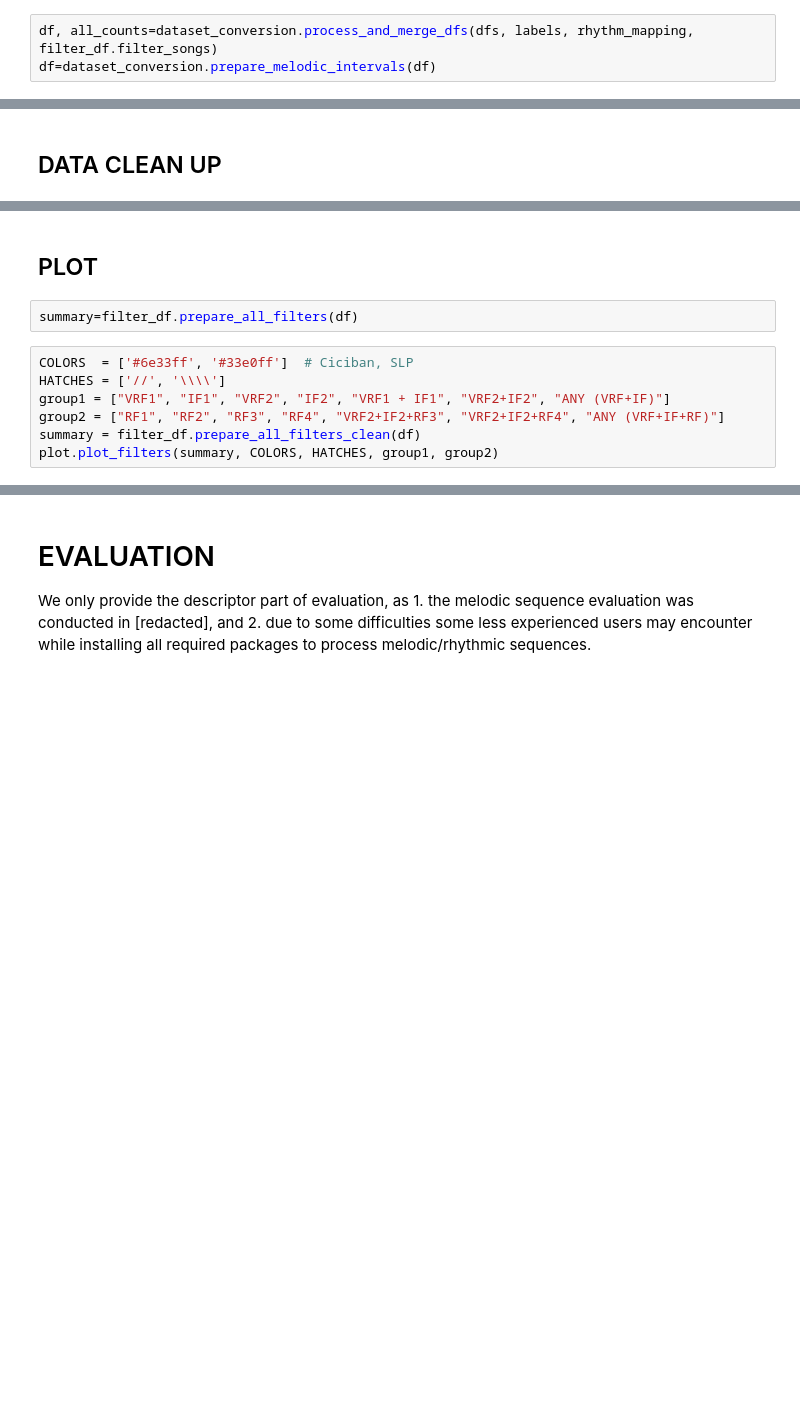
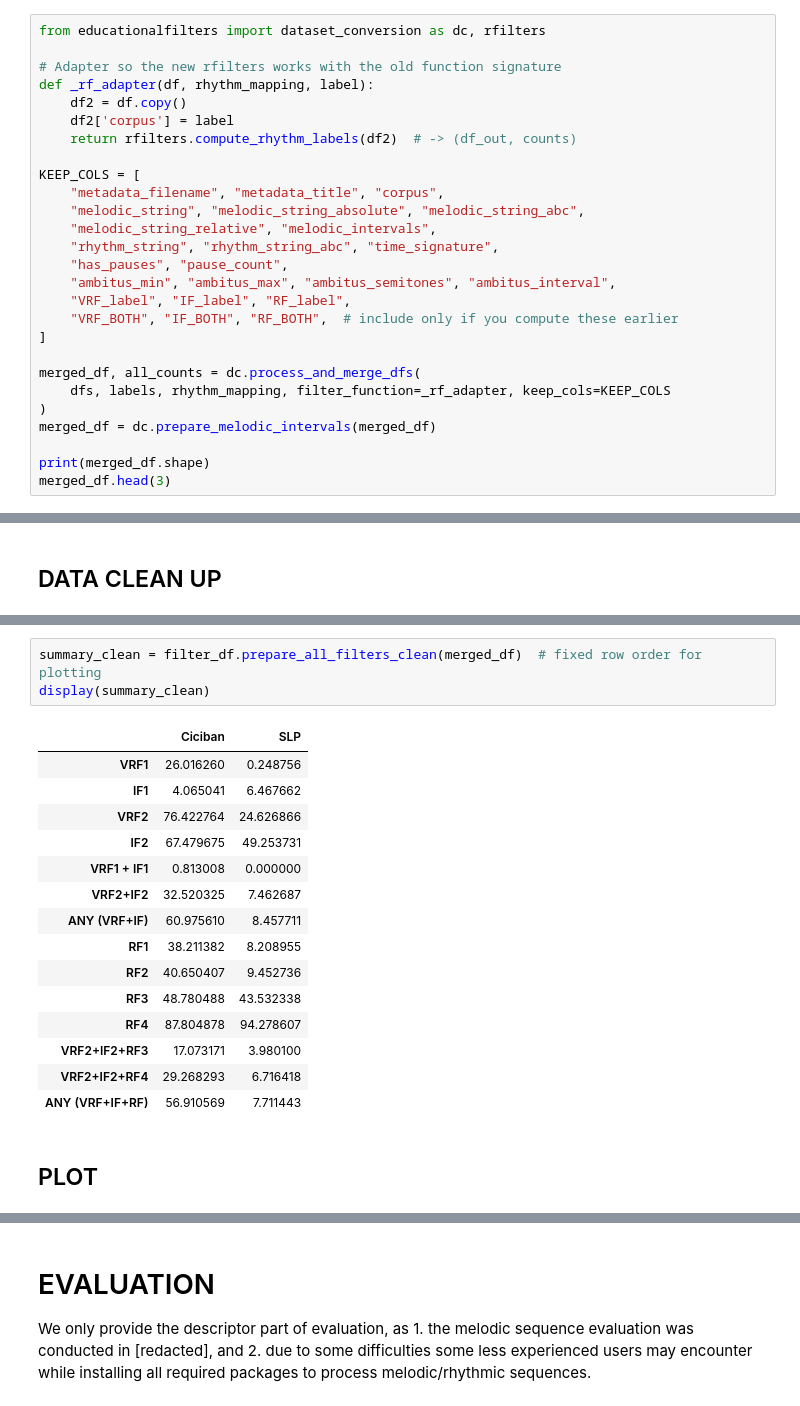
Before and after one commit to vnborsan/MUSCO, a Jupyter notebook: notebooks/musco_edu.ipynb, the cells around one changed output, grey strips where cells are left out. Cells and saved outputs as stored; diff of their text form; blank space fills up the shorter version.

```diff
--- a/notebooks/musco_edu.ipynb
+++ b/notebooks/musco_edu.ipynb
@@ -192,6 +192,30 @@ slp_df_f
 dfs=[slp_df_f, ciciban_df]
 labels=['SLP', 'Ciciban']
 # %%
-df, all_counts=dataset_conversion.process_and_merge_dfs(dfs, labels, rhythm_mapping, filter_df.filter_songs)
-df=dataset_conversion.prepare_melodic_intervals(df)
+from educationalfilters import dataset_conversion as dc, rfilters
+
+# Adapter so the new rfilters works with the old function signature
+def _rf_adapter(df, rhythm_mapping, label):
+    df2 = df.copy()
+    df2['corpus'] = label
+    return rfilters.compute_rhythm_labels(df2)  # -> (df_out, counts)
+
+KEEP_COLS = [
+    "metadata_filename", "metadata_title", "corpus",
+    "melodic_string", "melodic_string_absolute", "melodic_string_abc",
+    "melodic_string_relative", "melodic_intervals",
+    "rhythm_string", "rhythm_string_abc", "time_signature",
+    "has_pauses", "pause_count",
+    "ambitus_min", "ambitus_max", "ambitus_semitones", "ambitus_interval",
+    "VRF_label", "IF_label", "RF_label",
+    "VRF_BOTH", "IF_BOTH", "RF_BOTH",  # include only if you compute these earlier
+]
+
+merged_df, all_counts = dc.process_and_merge_dfs(
+    dfs, labels, rhythm_mapping, filter_function=_rf_adapter, keep_cols=KEEP_COLS
+)
+merged_df = dc.prepare_melodic_intervals(merged_df)
+
+print(merged_df.shape)
+merged_df.head(3)
 # %% [output]
@@ -209,11 +243,21 @@ df = finalise_filters(df)
+# %%
+summary_clean = filter_df.prepare_all_filters_clean(merged_df)  # fixed row order for plotting
+display(summary_clean)
+# %% [output]
+|  | Ciciban | SLP |
+| VRF1 | 26.016260 | 0.248756 |
+| IF1 | 4.065041 | 6.467662 |
+| VRF2 | 76.422764 | 24.626866 |
+| IF2 | 67.479675 | 49.253731 |
+| VRF1 + IF1 | 0.813008 | 0.000000 |
+| VRF2+IF2 | 32.520325 | 7.462687 |
+| ANY (VRF+IF) | 60.975610 | 8.457711 |
+| RF1 | 38.211382 | 8.208955 |
+| RF2 | 40.650407 | 9.452736 |
+| RF3 | 48.780488 | 43.532338 |
+| RF4 | 87.804878 | 94.278607 |
+| VRF2+IF2+RF3 | 17.073171 | 3.980100 |
+| VRF2+IF2+RF4 | 29.268293 | 6.716418 |
+| ANY (VRF+IF+RF) | 56.910569 | 7.711443 |
 # %% [markdown]
 ## PLOT
-# %%
-summary=filter_df.prepare_all_filters(df)
-# %%
-COLORS  = ['#6e33ff', '#33e0ff']  # Ciciban, SLP
-HATCHES = ['//', '\\\\']
-group1 = ["VRF1", "IF1", "VRF2", "IF2", "VRF1 + IF1", "VRF2+IF2", "ANY (VRF+IF)"]
-group2 = ["RF1", "RF2", "RF3", "RF4", "VRF2+IF2+RF3", "VRF2+IF2+RF4", "ANY (VRF+IF+RF)"]
-summary = filter_df.prepare_all_filters_clean(df)
-plot.plot_filters(summary, COLORS, HATCHES, group1, group2)
```
Also changed, not shown: parts of 9 cells of this notebook.
